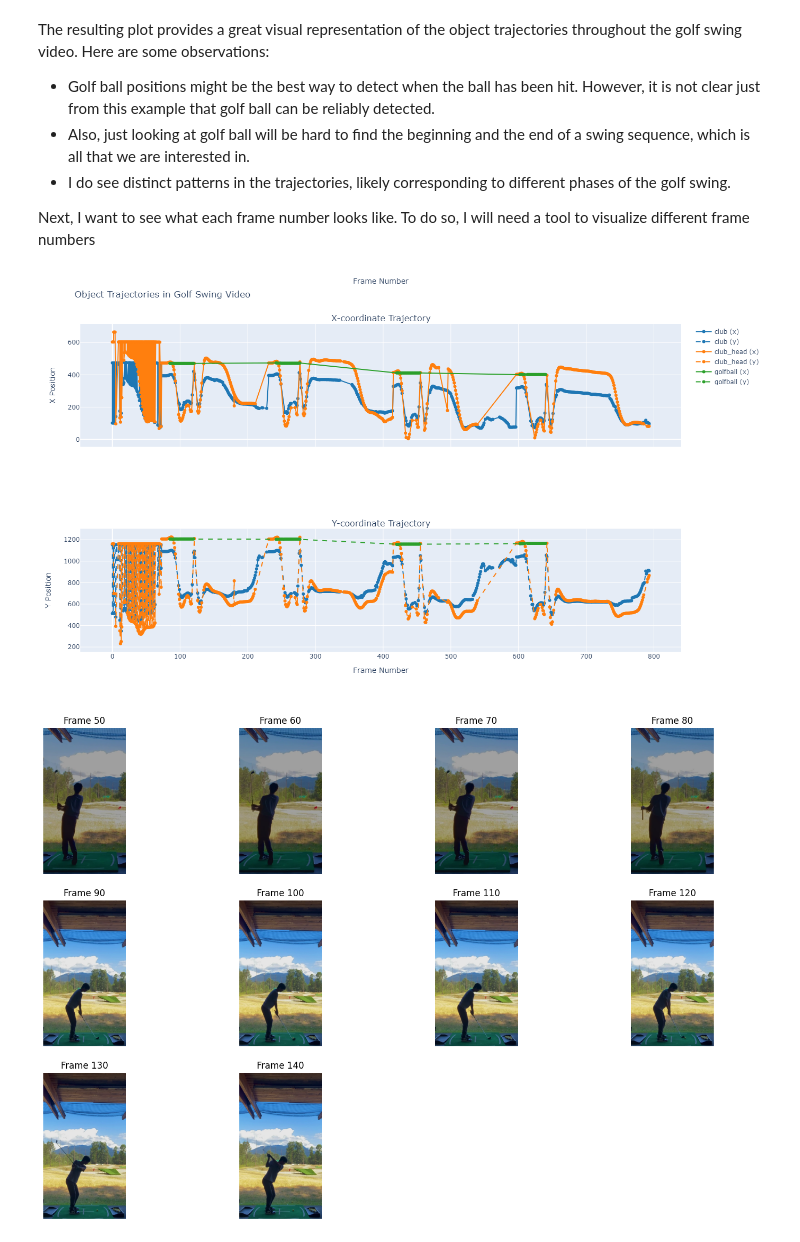
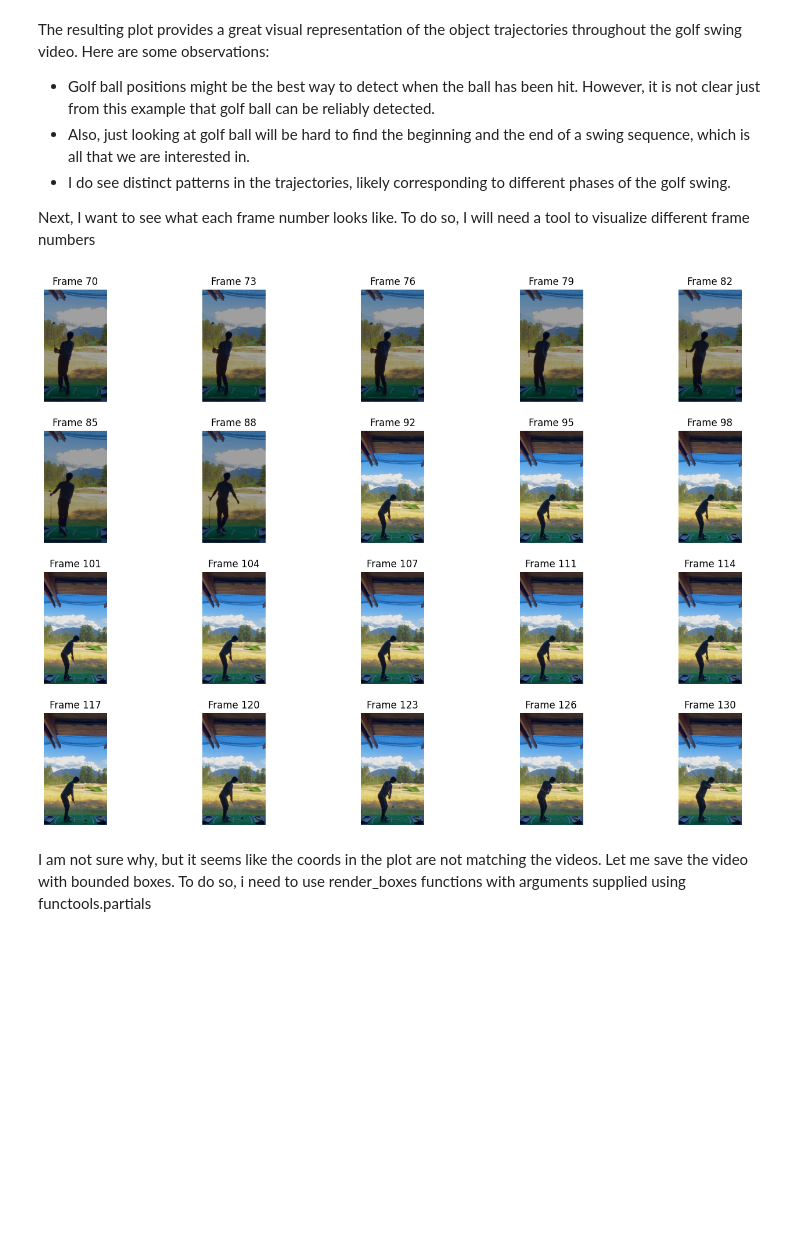
Before and after one commit to simonryu328/Golf-Swing-Extractor, a Jupyter notebook: inference.ipynb, the cells around one changed output. Drawn from its saved outputs; the diff is of its cells as text; code cells hidden in the pictures; blank space fills up the shorter version.

```diff
--- a/inference.ipynb
+++ b/inference.ipynb
@@ -224,15 +220,19 @@ Next, I want to see what each frame number looks like. To do so, I will need a t
 # %%
 import cv2
 import matplotlib.pyplot as plt
+import numpy as np
 import math
 
-def plot_specific_frames(video_path, start_index, num_frames, interval):
+def plot_evenly_distributed_frames(video_path, start_frame, end_frame, num_frames):
     # Open the video file
     cap = cv2.VideoCapture(video_path)
 
     if not cap.isOpened():
         print("Error: Could not open video.")
         return
+
+    # Calculate the frame positions to be plotted
+    frame_positions = np.linspace(start_frame, end_frame, num_frames, dtype=int)
 
     # Calculate the number of rows and columns for the subplots
     cols = math.ceil(math.sqrt(num_frames))
@@ -245,9 +245,7 @@ def plot_specific_frames(video_path, start_index, num_frames, interval):
     axes = axes.flatten()
 
     # Read and plot specific frames
-    for i in range(num_frames):
-        # Calculate the frame position with the given interval
-        frame_position = start_index + i * interval
+    for i, frame_position in enumerate(frame_positions):
         cap.set(cv2.CAP_PROP_POS_FRAMES, frame_position)
 
         # Read the frame
@@ -266,7 +264,7 @@ def plot_specific_frames(video_path, start_index, num_frames, interval):
         axes[i].axis('off')
 
     # Hide any unused subplots
-    for j in range(num_frames, len(axes)):
+    for j in range(len(frame_positions), len(axes)):
         axes[j].axis('off')
 
     # Release the video capture object
@@ -275,16 +273,15 @@ def plot_specific_frames(video_path, start_index, num_frames, interval):
     # Adjust layout
     plt.tight_layout(pad=2.0)
     plt.show()
-# %%
-# Example usage
-video_path = "input_videos/ex.mp4"
-start_index = 50
-num_frames = 10
-interval = 10
-import matplotlib.pyplot as plt
-from IPython.display import Image, display
-display(Image(filename="figs/xy-coords.png"))
-plot_specific_frames(video_path, start_index, num_frames, interval)
-# %% [output]
-[figure, removed]
-[figure, removed]
+# %%
+video_path = "input_videos/ex.mp4"
+start_frame = 70
+end_frame = 130
+num_frames = 20
+
+plot_evenly_distributed_frames(video_path, start_frame, end_frame, num_frames)
+fig.show()
+# %% [output]
+[figure, added]
+# %% [markdown]
+I am not sure why, but it seems like the coords in the plot are not matching the videos. Let me save the video with bounded boxes. To do so, i need to use render_boxes functions with arguments supplied using functools.partials
```
Also changed, not shown: parts of 11 cells of this notebook, 2 other files.
